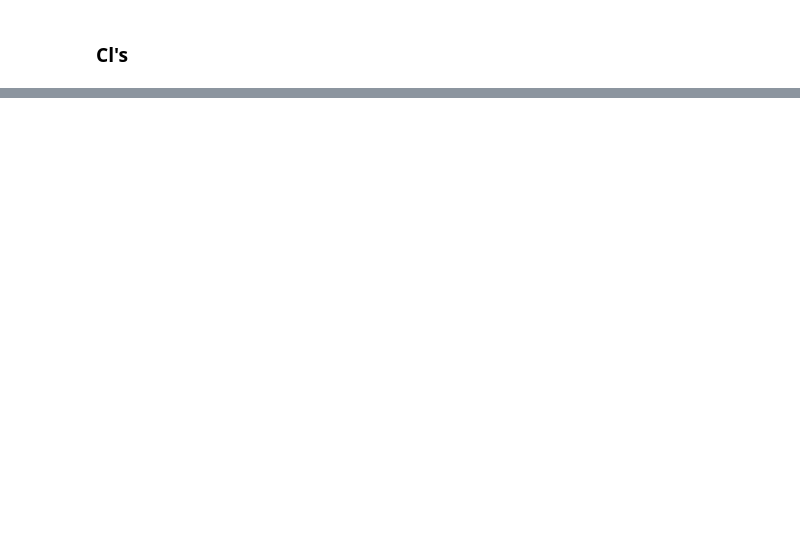
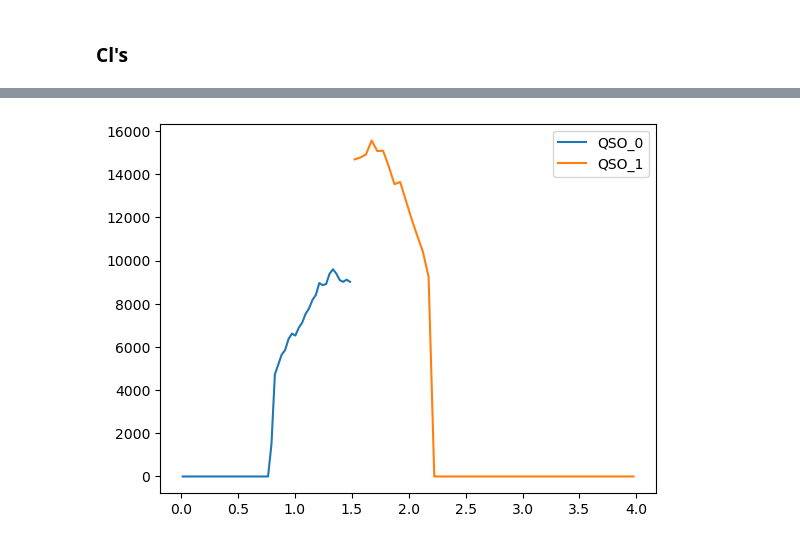
Before and after one commit to Cosmotheka/Cosmoteka_tutorials, a Jupyter notebook: tutorials/eBOSS.ipynb, the cells around one changed output, grey strips where cells are left out. Cells and saved outputs as stored; diff of their text form; code cells hidden in the pictures; blank space fills up the shorter version.

```diff
--- a/tutorials/eBOSS.ipynb
+++ b/tutorials/eBOSS.ipynb
@@ -137,0 +32,5 @@ QSO_0_map = QSO_0.get_signal_map()
+# %%
+QSO_0 = data.get_mapper("SDSS__QSO0")
+QSO_1 = data.get_mapper("SDSS__QSO1")
+LRG = data.get_mapper("SDSS__LRG")
+ELG = data.get_mapper("SDSS__ELG")
@@ -224 +187,8 @@ LRG_nl = LRG_w.decouple_cell(LRG_nl_c)
+# %%
+plt.plot(QSO_0_z, QSO_0_dNdz, label='QSO_0')
+plt.plot(QSO_1_z, QSO_1_dNdz, label='QSO_1')
+plt.legend()
+plt.show()
+# %% [output]
+[figure, added]
 # %%
```
Also changed, not shown: parts of 47 cells of this notebook, 2 other files.
